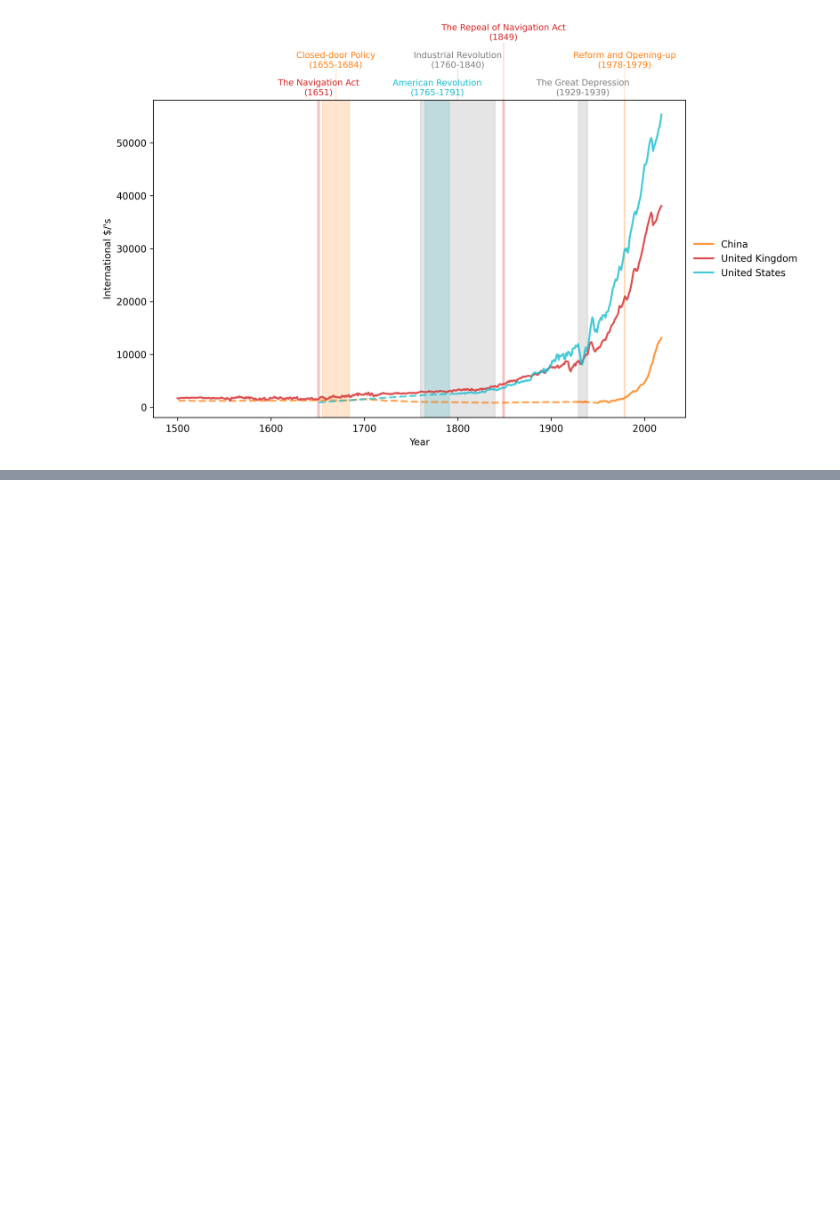
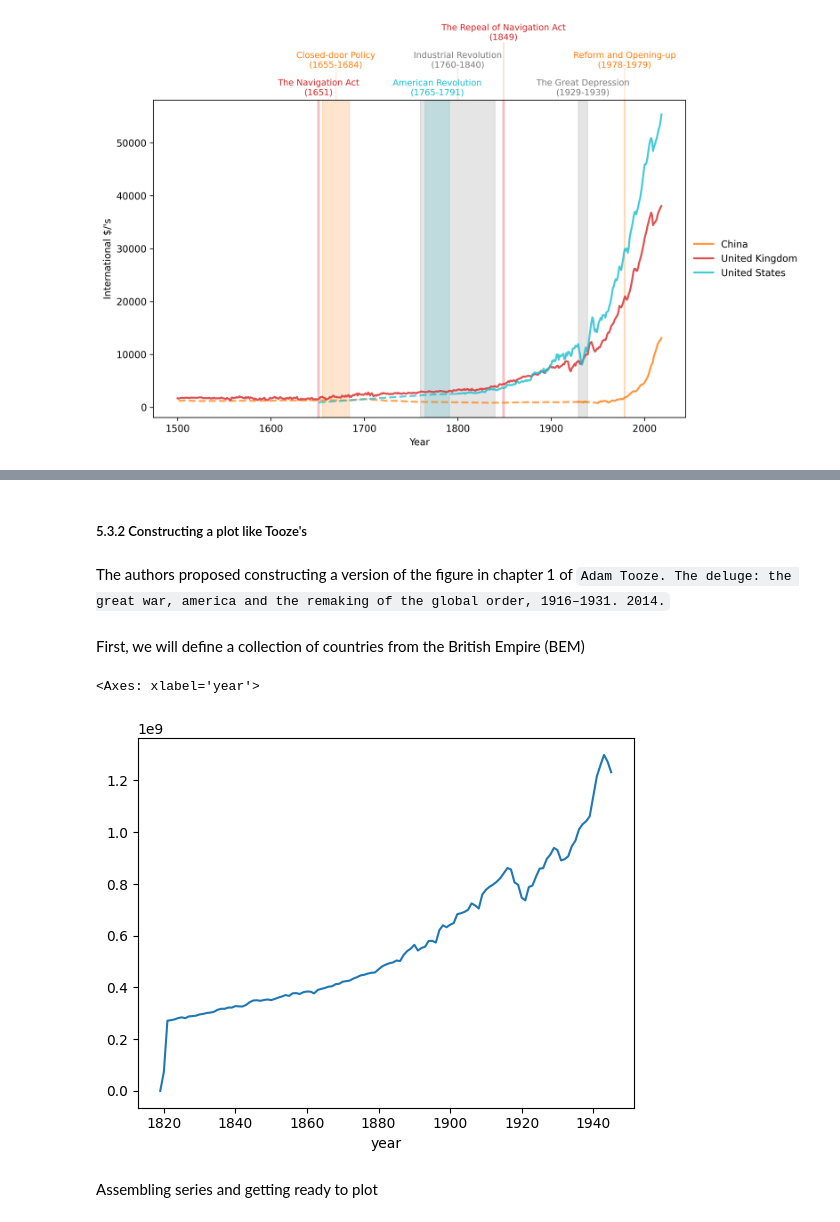
Before and after one commit to oeam96/QuantEcon-Blog, a Jupyter notebook: 1 Economic Growth Evidence/EconomicGrowthEvidence.ipynb, the cells around one changed output, grey strips where cells are left out. Drawn from its saved outputs; the diff is of its cells as text; code cells hidden in the pictures; blank space fills up the shorter version.

```diff
--- a/1 Economic Growth Evidence/EconomicGrowthEvidence.ipynb
+++ b/1 Economic Growth Evidence/EconomicGrowthEvidence.ipynb
@@ -291,0 +442,15 @@ plt.show()
+# %% [markdown]
+##### 5.3.2 Constructing a plot like Tooze's
+# %% [markdown]
+The authors proposed constructing a version of the figure in chapter 1 of `Adam Tooze. The deluge: the great war, america and the remaking of the global order, 1916–1931. 2014.`
+# %% [markdown]
+First, we will define a collection of countries from the British Empire (BEM)
+# %%
+BEM = ["GBR", "IND", "AUS", "NZL", "CAN", "ZAF"]
+gdp["BEM"] = gdp[BEM].loc[start_year-1:end_year].interpolate(method="index").sum(axis=1)
+gdp["BEM"].plot() #The first year is np.nan due to interpolation
+# %% [output]
+<Axes: xlabel='year'>
+[figure, added]
+# %% [markdown]
+Assembling series and getting ready to plot
```
Also changed, not shown: parts of 29 cells of this notebook, 1 other file.
